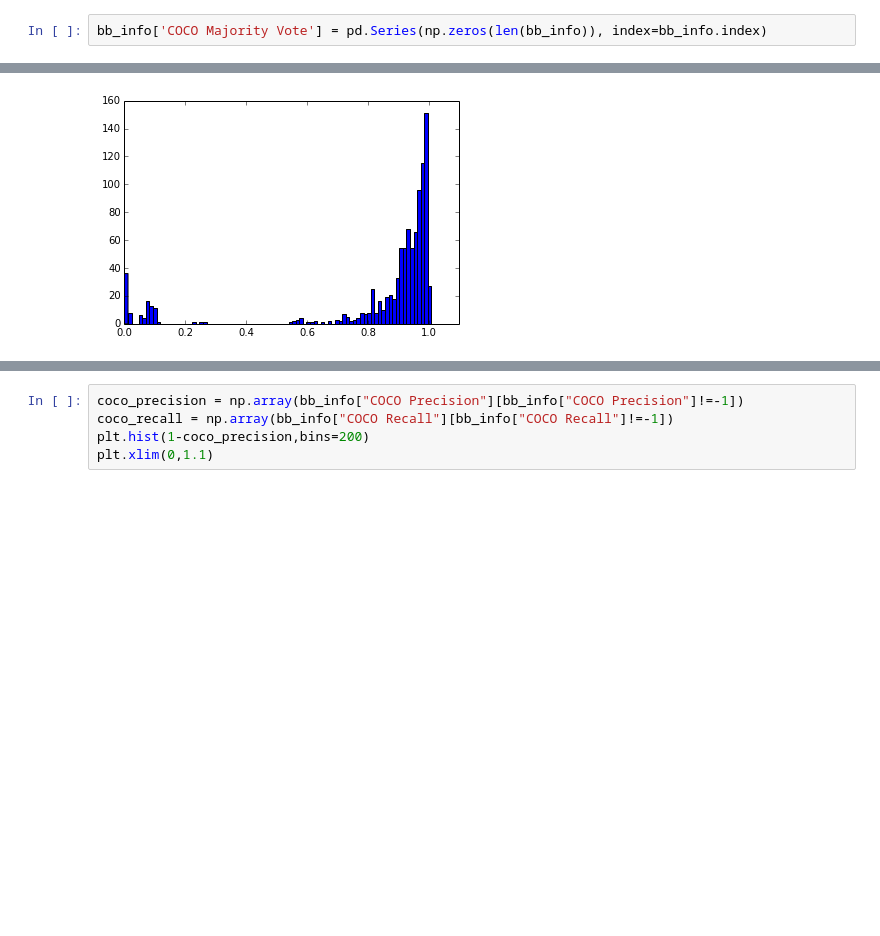
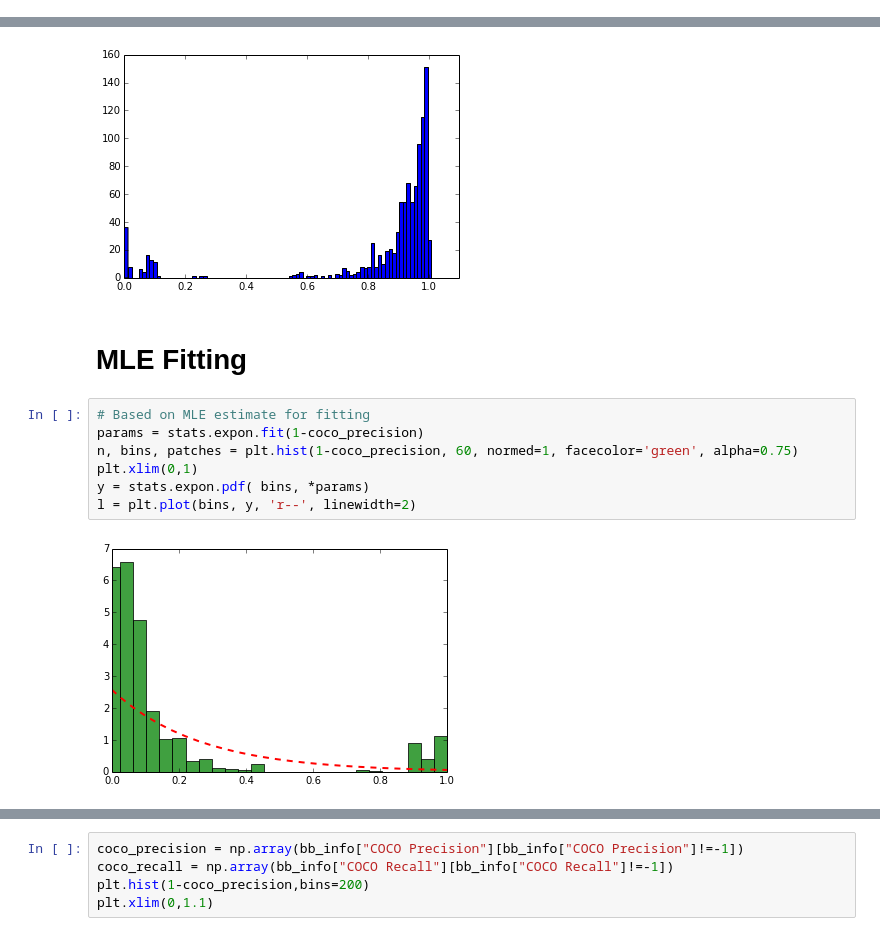
Before and after one commit to dorisjlee/crowd-seg, a Jupyter notebook: analysis/PrecisionRecallDebug2.ipynb, the cells around one changed output, grey strips where cells are left out. Cells and saved outputs as stored; diff of their text form; blank space fills up the shorter version.

Commit message:
working on param fitting on multiple functions

```diff
--- a/analysis/PrecisionRecallDebug2.ipynb
+++ b/analysis/PrecisionRecallDebug2.ipynb
@@ -64,8 +64,6 @@ def process_raw_locs(segmentation,COCO=False):
     x_locs.append(x_locs[0])
     y_locs.append(y_locs[0])
     return x_locs,y_locs
-# %%
-bb_info['COCO Majority Vote'] = pd.Series(np.zeros(len(bb_info)), index=bb_info.index)
 # %% [markdown]
 #Installing shapely
 ``
@@ -251,3 +250,14 @@ plt.xlim(0,1.1)
 # %% [output]
 (0, 1.1)
 [figure]
+# %% [markdown]
+# MLE Fitting
+# %%
+# Based on MLE estimate for fitting
+params = stats.expon.fit(1-coco_precision)
+n, bins, patches = plt.hist(1-coco_precision, 60, normed=1, facecolor='green', alpha=0.75)
+plt.xlim(0,1)
+y = stats.expon.pdf( bins, *params)
+l = plt.plot(bins, y, 'r--', linewidth=2)
+# %% [output]
+[figure, added]
```
Also changed, not shown: parts of 35 cells of this notebook, 2 other files.
